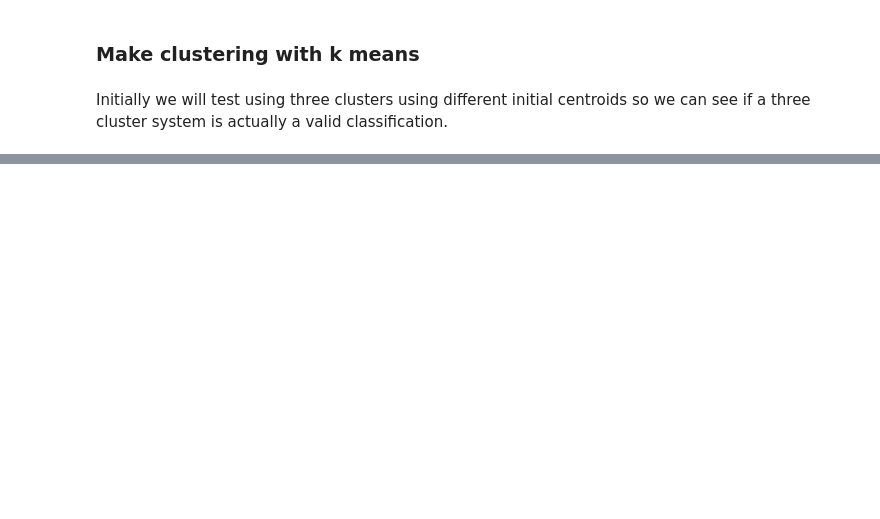
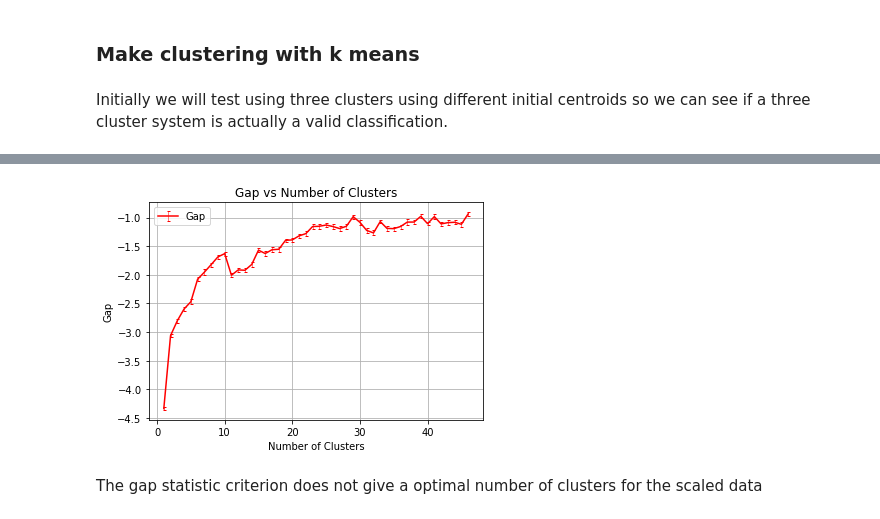
Before and after one commit to VolodyaCO/ieu_clustering_towns, a Jupyter notebook: K_Means_Analysis.ipynb, the cells around one changed output, grey strips where cells are left out. Cells and saved outputs as stored; diff of their text form; code cells hidden in the pictures; blank space fills up the shorter version.

Commit message:
The gap statistic criterion is used to find the optimal number of clusters for the data analyzed, various types of escalation and sets of charateristics are used to find the best number of clusters.

```diff
--- a/K_Means_Analysis.ipynb
+++ b/K_Means_Analysis.ipynb
@@ -87,0 +155,2 @@ plt.scatter(reduced_data[:, 0], reduced_data[:, 1], c=kmeans.labels_)
+# %%
+num_clusters,oldclusters,oldlabels,gaps,sk=gap(scaled,maxtime=10,file_save_data='scaled_data_report.txt')
@@ -87,0 +175,19 @@ plt.scatter(reduced_data[:, 0], reduced_data[:, 1], c=kmeans.labels_)
+# %%
+plt.errorbar(num_clusters,gaps[:-1],color='red',yerr=sk[:-1],capsize=1.5,elinewidth=0.5)
+legend = ['Gap']
+plt.xlabel("Number of Clusters")
+plt.ylabel("Gap")
+plt.legend(legend)
+#plt.xticks(range(0, 20))
+#plt.yticks(range(1, 20))
+plt.title("Gap vs Number of Clusters \n Scaled data")
+#plt.ylim(0,200)
+#plt.xlim(0.45,0.55)
+plt.grid()
+#image_name='Gap_vs_Number_Of_Clusters.pdf'
+#plt.savefig(image_name,bbox_inches='tight')
+plt.show()
+# %% [output]
+[figure, added]
+# %% [markdown]
+The gap statistic criterion does not give a optimal number of clusters for the scaled data
```
Also changed, not shown: parts of 46 cells of this notebook, 4 other files.
